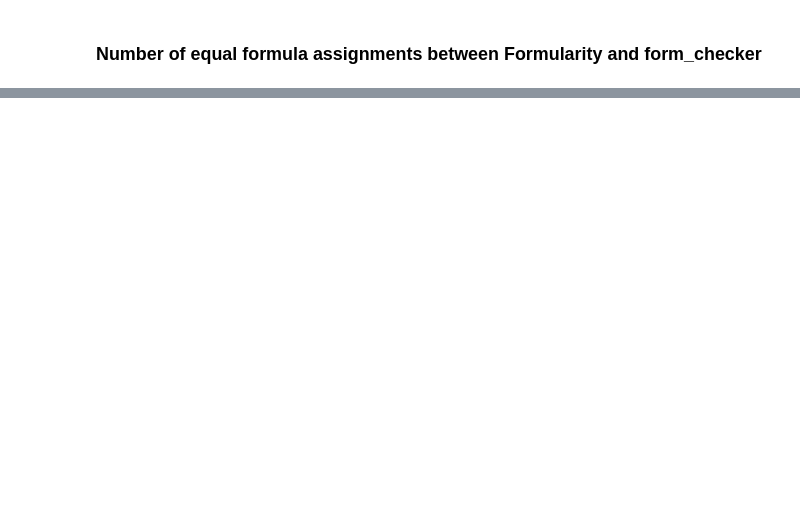
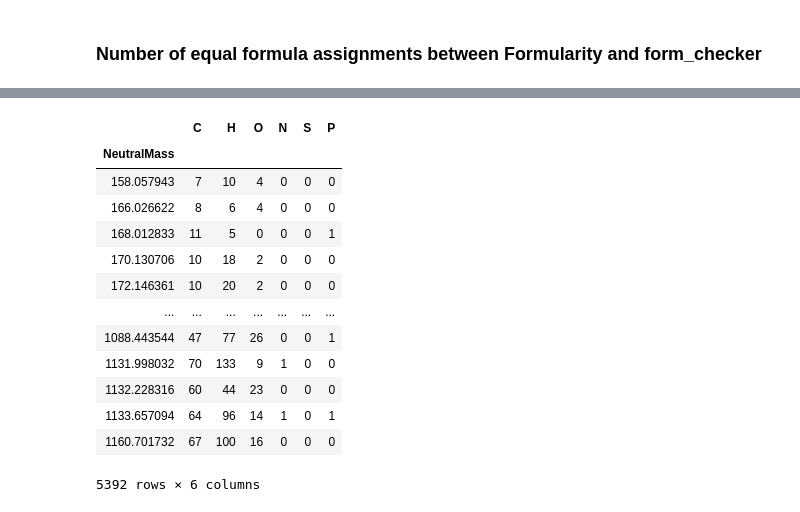
Before and after one commit to aeferreira/similarity_share, a Jupyter notebook: FormGeneration_Assignment.ipynb, the cells around one changed output, grey strips where cells are left out. Drawn from its saved outputs; the diff is of its cells as text; code cells hidden in the pictures; blank space fills up the shorter version.

```diff
--- a/FormGeneration_Assignment.ipynb
+++ b/FormGeneration_Assignment.ipynb
@@ -835,0 +1064,22 @@ ccccc.iloc[50:100]
+# %%
+teste = formula_file3[formula_file3['C13'] == 0]
+teste = teste[teste['C'] != 0]
+teste = teste[['C','H','O','N','S','P']]
+# %%
+formula_df = teste
+formula_df
+# %% [output]
+|  | C | H | O | N | S | P |
+| NeutralMass |  |  |  |  |  |  |
+| 158.057943 | 7 | 10 | 4 | 0 | 0 | 0 |
+| 166.026622 | 8 | 6 | 4 | 0 | 0 | 0 |
+| 168.012833 | 11 | 5 | 0 | 0 | 0 | 1 |
+| 170.130706 | 10 | 18 | 2 | 0 | 0 | 0 |
+| 172.146361 | 10 | 20 | 2 | 0 | 0 | 0 |
+| ... | ... | ... | ... | ... | ... | ... |
+| 1088.443544 | 47 | 77 | 26 | 0 | 0 | 1 |
+| 1131.998032 | 70 | 133 | 9 | 1 | 0 | 0 |
+| 1132.228316 | 60 | 44 | 23 | 0 | 0 | 0 |
+| 1133.657094 | 64 | 96 | 14 | 1 | 0 | 1 |
+| 1160.701732 | 67 | 100 | 16 | 0 | 0 | 0 |
+5392 rows × 6 columns
```
Also changed, not shown: parts of 45 cells of this notebook.
